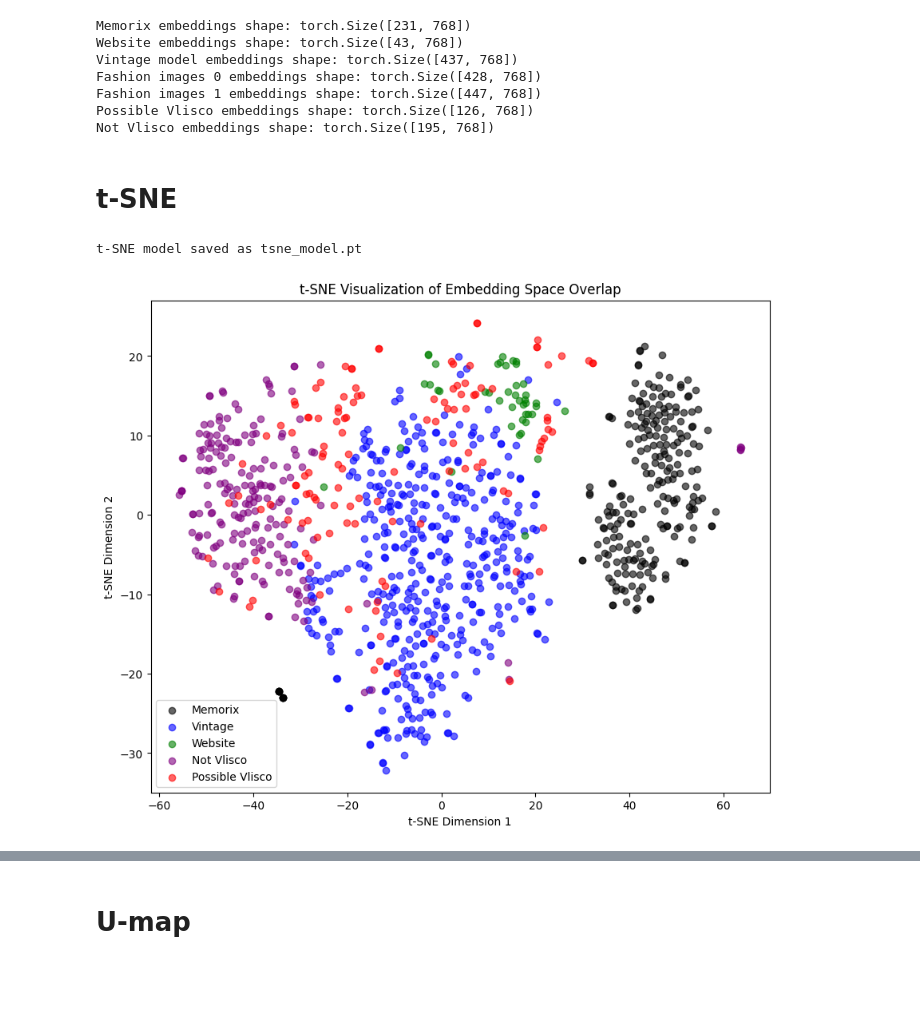
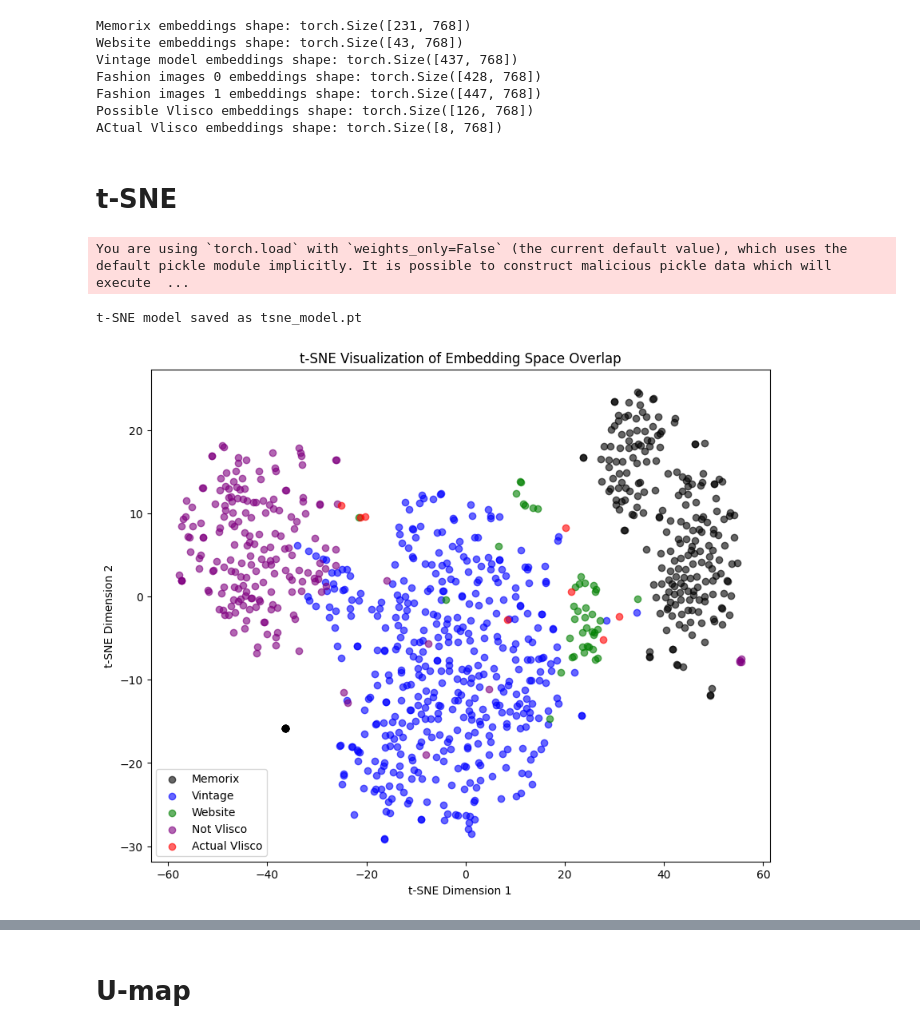
Before and after one commit to mtilerisoy/ML-based-Image-Matching, a Jupyter notebook: analysis/dim_reduction_analysis.ipynb, the cells around one changed output, grey strips where cells are left out. Saved outputs shown, nothing was run; the diff lists cells and outputs as text; code cells hidden in the pictures; blank space fills up the shorter version.

```diff
--- a/analysis/dim_reduction_analysis.ipynb
+++ b/analysis/dim_reduction_analysis.ipynb
@@ -25,8 +42,10 @@ masked_designs = "/Users/ilerisoy/Vlisco data/Masked Design Images Short/"
 # fashion_image_1_embeddings = process_images_to_embeddings(fashion_images_1, model, processor)
 # possible_vlisco_embeddings = process_images_to_embeddings(possible_vlisco, model, processor)
 # not_vlisco_embeddings = process_images_to_embeddings(not_vlisco, model, processor)
+# masked_designs_embeddings = process_images_to_embeddings(masked_designs, model, processor)
 
-# masked_designs_embeddings = process_images_to_embeddings(masked_designs, model, processor)
+# actual_vlisco_embeddings = process_images_to_embeddings(actual_vlisco, model, processor)
+actual_vlisco_embeddings = torch.load("act_vlisco_embeddings_w16.pt")
 
 # Load the embeddings from pt files
 memorix_image_embeddings = torch.load("memorix_embeddings.pt")
@@ -44,7 +81,8 @@ print("Vintage model embeddings shape:", vintage_image_embeddings.shape)
 print("Fashion images 0 embeddings shape:", fashion_image_0_embeddings.shape)
 print("Fashion images 1 embeddings shape:", fashion_image_1_embeddings.shape)
 print("Possible Vlisco embeddings shape:", possible_vlisco_embeddings.shape)
-print("Not Vlisco embeddings shape:", not_vlisco_embeddings.shape)
+# print("Not Vlisco embeddings shape:", not_vlisco_embeddings.shape)
+print("ACtual Vlisco embeddings shape:", actual_vlisco_embeddings.shape)
 # %% [output]
 Memorix embeddings shape: torch.Size([231, 768])
 Website embeddings shape: torch.Size([43, 768])
@@ -52,7 +90,7 @@ Vintage model embeddings shape: torch.Size([437, 768])
 Fashion images 0 embeddings shape: torch.Size([428, 768])
 Fashion images 1 embeddings shape: torch.Size([447, 768])
 Possible Vlisco embeddings shape: torch.Size([126, 768])
-Not Vlisco embeddings shape: torch.Size([195, 768])
+ACtual Vlisco embeddings shape: torch.Size([8, 768])
 # %% [markdown]
 # t-SNE
 # %%
@@ -81,12 +119,19 @@ def visualize_embeddings_with_tsne(embedding_tensors, dataset_names, colors=None
     # Convert embeddings to numpy (if they are not already)
     all_embeddings_np = all_embeddings.cpu().numpy()
 
+
+    try:
+        # Load the t-SNE model if it exists
+        tsne = torch.load('tsne_model.pt')
+    except FileNotFoundError:
+        # Create a new t-SNE object
+        tsne = TSNE(n_components=2, random_state=42, perplexity=30, n_iter=1000)
+
     # Apply t-SNE
-    tsne = TSNE(n_components=2, random_state=42, perplexity=30, n_iter=1000)
     embeddings_2d = tsne.fit_transform(all_embeddings_np)
 
-    # Save the t-SNE object using torch
-    torch.save(tsne, 'tsne_model.pt')
+    # # Save the t-SNE object using torch
+    # torch.save(tsne, 'tsne_model.pt')
 
     print("t-SNE model saved as tsne_model.pt")
 
@@ -114,22 +159,23 @@ def visualize_embeddings_with_tsne(embedding_tensors, dataset_names, colors=None
 # %%
 # List of embedding tensors and corresponding dataset names
 # embedding_tensors = [memorix_image_embeddings, website_image_embeddings, vintage_image_embeddings, fashion_image_0_embeddings, fashion_image_1_embeddings, possible_vlisco_embeddings_week_10, possible_vlisco_embeddings_week_11, not_vlisco_embeddings, possible_vlisco_embeddings]
 # dataset_names = ['Memorix', 'Website', 'Vintage', 'Fashion Plain', 'Fashion Intricate', 'Possible Vlisco Week 10', 'Possible Vlisco Week 11', 'Not Vlisco', 'Possible Vlisco']
 
-embedding_tensors = [memorix_image_embeddings, vintage_image_embeddings, website_image_embeddings, not_vlisco_embeddings, possible_vlisco_embeddings]
-dataset_names = ['Memorix', 'Vintage', 'Website', 'Not Vlisco', 'Possible Vlisco']
+embedding_tensors = [memorix_image_embeddings, vintage_image_embeddings, website_image_embeddings, not_vlisco_embeddings, actual_vlisco_embeddings]
+dataset_names = ['Memorix', 'Vintage', 'Website', 'Not Vlisco', 'Actual Vlisco']
 
 
 # Call the function
 all_embeddings, all_labels, embeddings_2d_tsne = visualize_embeddings_with_tsne(embedding_tensors, dataset_names)
 
 # # Assuming embedding_tensors is a list of tensors and dataset_names is a list of names
 # selected_indices = [0, 2, 5, 6, 7, 8]
 # selected_embeddings = [embedding_tensors[i] for i in selected_indices]
 # selected_labels = [dataset_names[i] for i in selected_indices]
 
 # # Now you can pass the selected embeddings and labels to your function
 # all_embeddings, all_labels = visualize_embeddings_with_tsne(all_embeddings, all_labels)
 # %% [output]
-t-SNE model saved as tsne_model.pt
+You are using `torch.load` with `weights_only=False` (the current default value), which uses the default pickle module implicitly. It is possible to construct malicious pickle data which will execute  ...
+t-SNE model saved as tsne_model.pt
-[figure, old version]
+[figure, new version]
```
Also changed, not shown: parts of 12 cells of this notebook.
